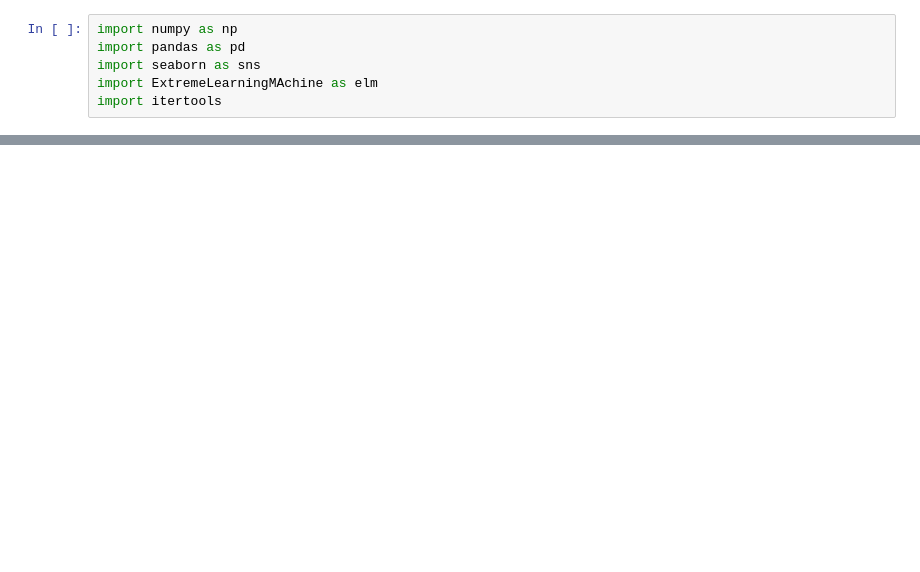
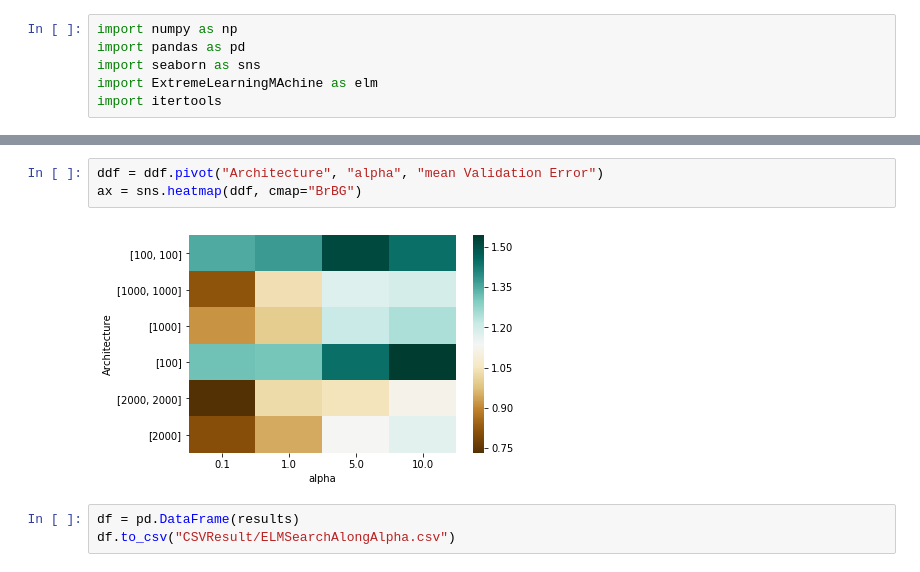
Before and after one commit to MarioBonse/MachineLearningProject, a Jupyter notebook: src/ELMGridsearch.ipynb, the cells around one changed output, grey strips where cells are left out. Drawn from its saved outputs; the diff is of its cells as text; blank space fills up the shorter version.

```diff
--- a/src/ELMGridsearch.ipynb
+++ b/src/ELMGridsearch.ipynb
@@ -78,0 +65,8 @@ Mean training: nan +- nan
+# %%
+ddf = ddf.pivot("Architecture", "alpha", "mean Validation Error")
+ax = sns.heatmap(ddf, cmap="BrBG")
+# %% [output]
+[figure, added]
+# %%
+df = pd.DataFrame(results)
+df.to_csv("CSVResult/ELMSearchAlongAlpha.csv")
```
Also changed, not shown: parts of 9 cells of this notebook, 10 other files.
